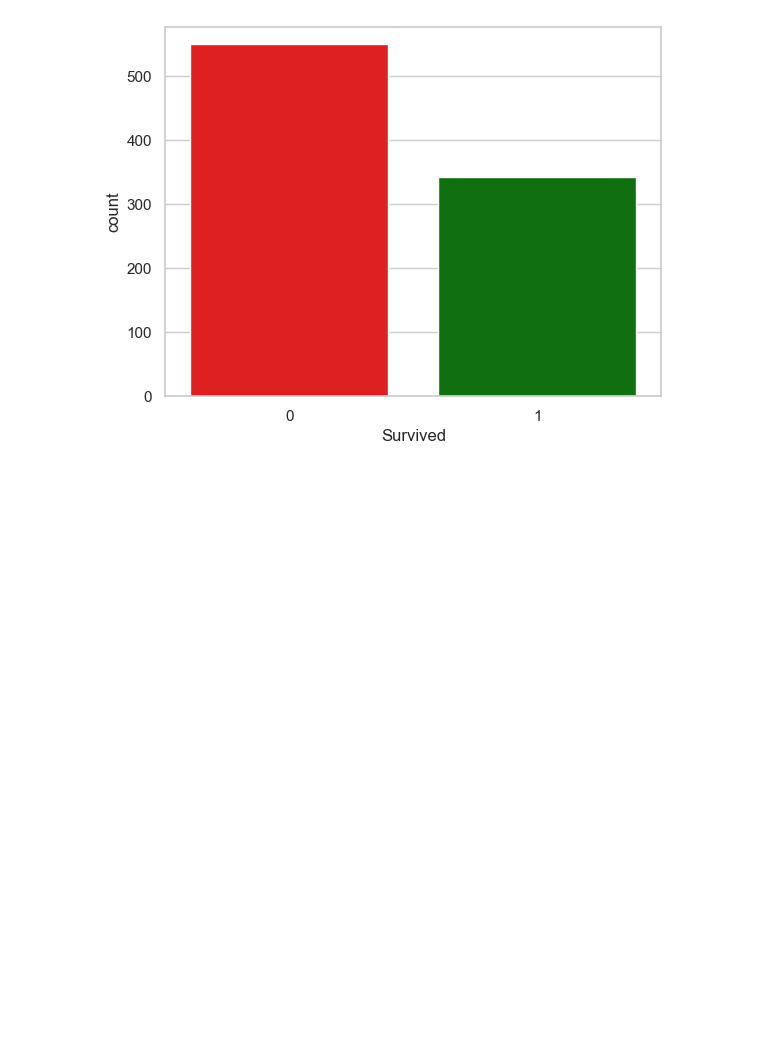
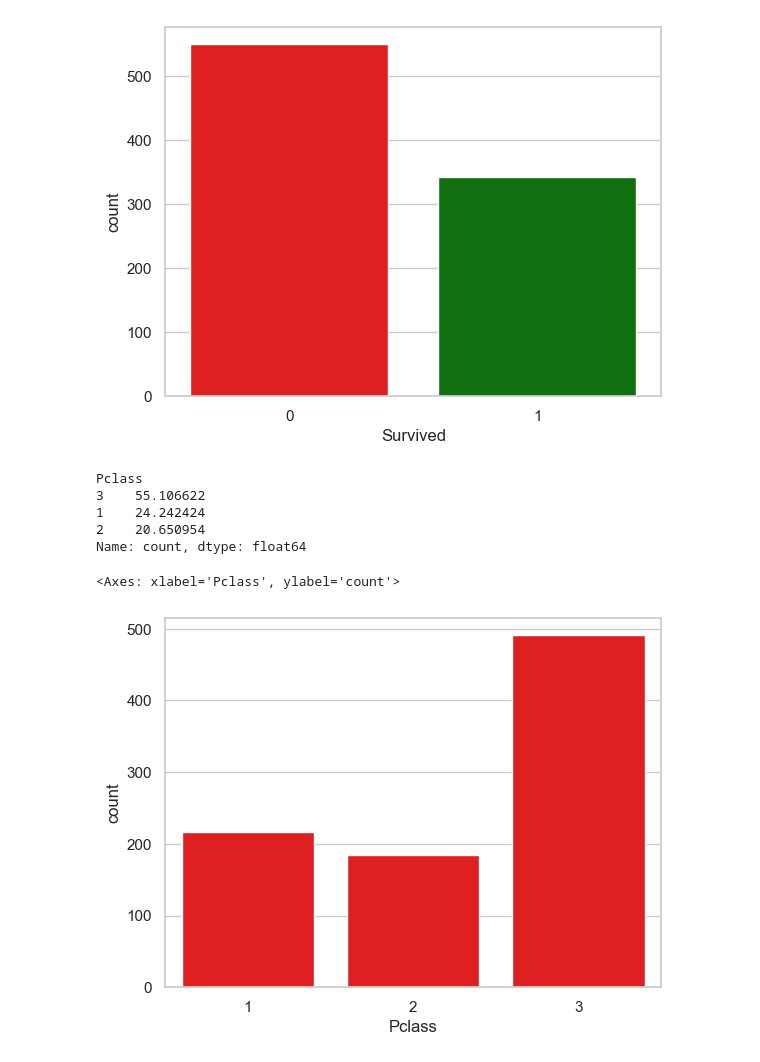
Before and after one commit to humancoder1/EDA_Titanic_DataSet, a Jupyter notebook: test.ipynb, the cells around one changed output. Saved outputs shown, nothing was run; the diff lists cells and outputs as text; code cells hidden in the pictures; blank space fills up the shorter version.

Commit message:
Added a plot for Pclass column

```diff
--- a/test.ipynb
+++ b/test.ipynb
@@ -284,3 +284,16 @@ sns.countplot(x = "Survived", data = new_data , hue="Survived" , palette=  palle
 62 Percent of people died
 <Axes: xlabel='Survived', ylabel='count'>
 [figure]
+# %%
+# print(new_data["Pclass"].value_counts(ascending=True))
+print((new_data["Pclass"].value_counts()/891)*100)
+
+sns.countplot(x = "Pclass" , data = new_data , color="red")
+# %% [output]
+Pclass
+3    55.106622
+1    24.242424
+2    20.650954
+Name: count, dtype: float64
+<Axes: xlabel='Pclass', ylabel='count'>
+[figure, added]
```
